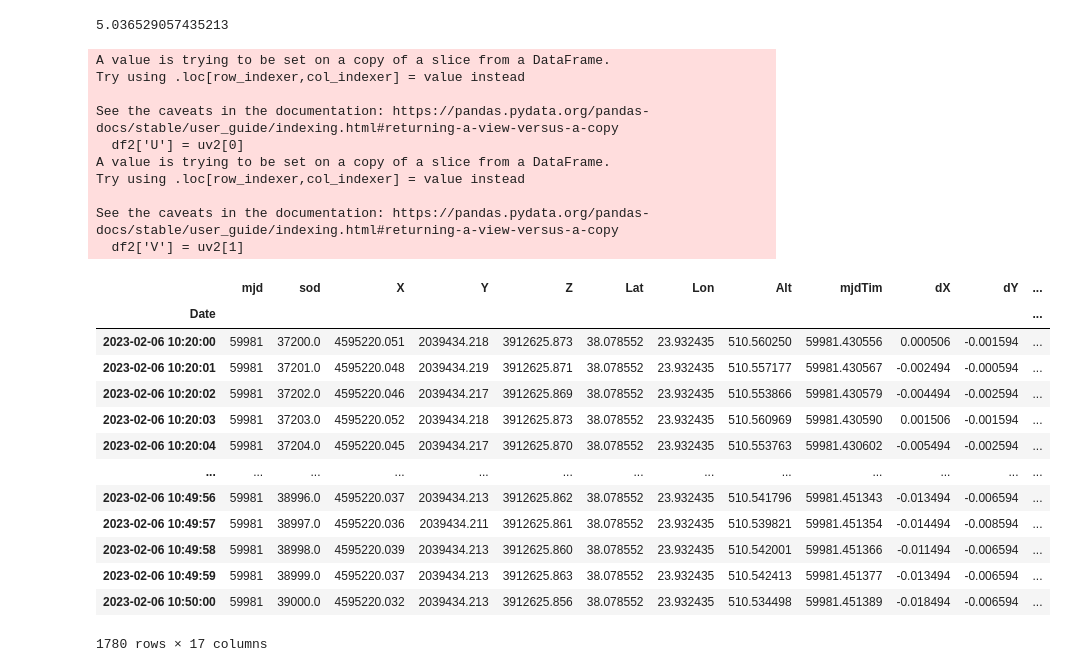
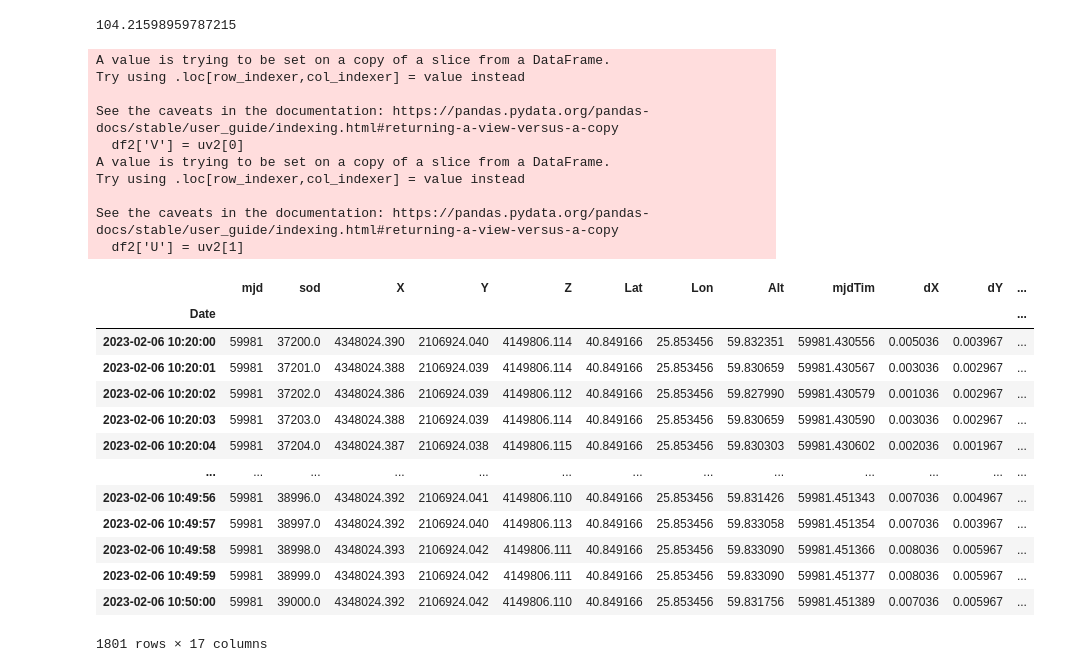
Before and after one commit to LabGeoTopo/fftpy_analysis, a Jupyter notebook: 2302eq_tur.ipynb, the cells around one changed output. Drawn from its saved outputs; the diff is of its cells as text; code cells hidden in the pictures.

```diff
--- a/2302eq_tur.ipynb
+++ b/2302eq_tur.ipynb
@@ -16,9 +16,9 @@ import pymap3d as pm
 
 from astropy.time import Time
 # %%
-stacode='dyng'
+stacode='alex'
 ## input data
-data = pd.read_csv("data/turkeq/{}_kin03709_11.cts".format(stacode), sep=" ")
+data = pd.read_csv("data/turkeq/{}_kin03700_23.cts".format(stacode), sep=" ")
 
 #data["dates"]
 data['Lat'], data['Lon'], data['Alt'] = pm.ecef2geodetic(data['X'], data['Y'], data['Z'], ell=None, deg=True)
@@ -164,16 +144,14 @@ lon1 = df1['Lon'][0]
 
 #azimuth
 g = Geod(ellps='WGS84')
-a1 = g.inv(lon_eq1, lat_eq1, -lon1, lat1)[0]
+a1 = g.inv(lon1, lat1, lon_eq1, lat_eq1, radians=0)[0]
+print(a1)
 a1=math.radians(a1)
 
-#print(a1)
 
 if a1<0:
         a1=abs(a1)
         a1=2*np.pi-a1
-
-
 
 print(a1)
 
@@ -188,8 +166,8 @@ for item in xy1:
 #print(uv)
 uv1 = (np.array(uv1)).T
 
-df1['U'] = uv1[0]
-df1['V'] = uv1[1]
+df1['V'] = uv1[0]
+df1['U'] = uv1[1]
 
 df1
 # %% [output]
@@ -203,55 +206,58 @@ lon_eq2 = 37.196
 lat2 = df2['Lat'][0]
 lon2 = df2['Lon'][0]
 
+
+a2 = g.inv(lon2, lat2, lon_eq2, lat_eq2, radians=0)[0]
+print(a2)
+a2=math.radians(a2)
+
+
 if a2<0:
         a2=abs(a2)
         a2=2*np.pi-a2
 
-print(a2)
 
-a2 = g.inv(lon_eq2, lat_eq2, -lon2, lat2)[0]
-a2=math.radians(a2)
 
 R2 = np.array([[math.cos(a2), -(math.sin(a2))],
                 [(math.sin(a2)), math.cos(a2)]])
 
 xy2 = df2[['dE', 'dN']].to_numpy()
 uv2 = []
 for item in xy2:
     uv2.append(R2.dot(item.T))
 #print(uv)
 uv2 = (np.array(uv2)).T
 
-df2['U'] = uv2[0]
-df2['V'] = uv2[1]
+df2['V'] = uv2[0]
+df2['U'] = uv2[1]
 
 df2
 # %% [output]
-5.036529057435213
+104.21598959787215
 A value is trying to be set on a copy of a slice from a DataFrame.
 Try using .loc[row_indexer,col_indexer] = value instead
 
 See the caveats in the documentation: https://pandas.pydata.org/pandas-docs/stable/user_guide/indexing.html#returning-a-view-versus-a-copy
-  df2['U'] = uv2[0]
+  df2['V'] = uv2[0]
 A value is trying to be set on a copy of a slice from a DataFrame.
 Try using .loc[row_indexer,col_indexer] = value instead
 
 See the caveats in the documentation: https://pandas.pydata.org/pandas-docs/stable/user_guide/indexing.html#returning-a-view-versus-a-copy
-  df2['V'] = uv2[1]
+  df2['U'] = uv2[1]
 |  | mjd | sod | X | Y | Z | Lat | Lon | Alt | mjdTim | dX | dY | ... |
 | Date |  |  |  |  |  |  |  |  |  |  |  | ... |
-| 2023-02-06 10:20:00 | 59981 | 37200.0 | 4595220.051 | 2039434.218 | 3912625.873 | 38.078552 | 23.932435 | 510.560250 | 59981.430556 | 0.000506 | -0.001594 | ... |
-| 2023-02-06 10:20:01 | 59981 | 37201.0 | 4595220.048 | 2039434.219 | 3912625.871 | 38.078552 | 23.932435 | 510.557177 | 59981.430567 | -0.002494 | -0.000594 | ... |
-| 2023-02-06 10:20:02 | 59981 | 37202.0 | 4595220.046 | 2039434.217 | 3912625.869 | 38.078552 | 23.932435 | 510.553866 | 59981.430579 | -0.004494 | -0.002594 | ... |
-| 2023-02-06 10:20:03 | 59981 | 37203.0 | 4595220.052 | 2039434.218 | 3912625.873 | 38.078552 | 23.932435 | 510.560969 | 59981.430590 | 0.001506 | -0.001594 | ... |
-| 2023-02-06 10:20:04 | 59981 | 37204.0 | 4595220.045 | 2039434.217 | 3912625.870 | 38.078552 | 23.932435 | 510.553763 | 59981.430602 | -0.005494 | -0.002594 | ... |
+| 2023-02-06 10:20:00 | 59981 | 37200.0 | 4348024.390 | 2106924.040 | 4149806.114 | 40.849166 | 25.853456 | 59.832351 | 59981.430556 | 0.005036 | 0.003967 | ... |
+| 2023-02-06 10:20:01 | 59981 | 37201.0 | 4348024.388 | 2106924.039 | 4149806.114 | 40.849166 | 25.853456 | 59.830659 | 59981.430567 | 0.003036 | 0.002967 | ... |
+| 2023-02-06 10:20:02 | 59981 | 37202.0 | 4348024.386 | 2106924.039 | 4149806.112 | 40.849166 | 25.853456 | 59.827990 | 59981.430579 | 0.001036 | 0.002967 | ... |
+| 2023-02-06 10:20:03 | 59981 | 37203.0 | 4348024.388 | 2106924.039 | 4149806.114 | 40.849166 | 25.853456 | 59.830659 | 59981.430590 | 0.003036 | 0.002967 | ... |
+| 2023-02-06 10:20:04 | 59981 | 37204.0 | 4348024.387 | 2106924.038 | 4149806.115 | 40.849166 | 25.853456 | 59.830303 | 59981.430602 | 0.002036 | 0.001967 | ... |
 | ... | ... | ... | ... | ... | ... | ... | ... | ... | ... | ... | ... | ... |
-| 2023-02-06 10:49:56 | 59981 | 38996.0 | 4595220.037 | 2039434.213 | 3912625.862 | 38.078552 | 23.932435 | 510.541796 | 59981.451343 | -0.013494 | -0.006594 | ... |
-| 2023-02-06 10:49:57 | 59981 | 38997.0 | 4595220.036 | 2039434.211 | 3912625.861 | 38.078552 | 23.932435 | 510.539821 | 59981.451354 | -0.014494 | -0.008594 | ... |
-| 2023-02-06 10:49:58 | 59981 | 38998.0 | 4595220.039 | 2039434.213 | 3912625.860 | 38.078552 | 23.932435 | 510.542001 | 59981.451366 | -0.011494 | -0.006594 | ... |
-| 2023-02-06 10:49:59 | 59981 | 38999.0 | 4595220.037 | 2039434.213 | 3912625.863 | 38.078552 | 23.932435 | 510.542413 | 59981.451377 | -0.013494 | -0.006594 | ... |
-| 2023-02-06 10:50:00 | 59981 | 39000.0 | 4595220.032 | 2039434.213 | 3912625.856 | 38.078552 | 23.932435 | 510.534498 | 59981.451389 | -0.018494 | -0.006594 | ... |
+| 2023-02-06 10:49:56 | 59981 | 38996.0 | 4348024.392 | 2106924.041 | 4149806.110 | 40.849166 | 25.853456 | 59.831426 | 59981.451343 | 0.007036 | 0.004967 | ... |
+| 2023-02-06 10:49:57 | 59981 | 38997.0 | 4348024.392 | 2106924.040 | 4149806.113 | 40.849166 | 25.853456 | 59.833058 | 59981.451354 | 0.007036 | 0.003967 | ... |
+| 2023-02-06 10:49:58 | 59981 | 38998.0 | 4348024.393 | 2106924.042 | 4149806.111 | 40.849166 | 25.853456 | 59.833090 | 59981.451366 | 0.008036 | 0.005967 | ... |
+| 2023-02-06 10:49:59 | 59981 | 38999.0 | 4348024.393 | 2106924.042 | 4149806.111 | 40.849166 | 25.853456 | 59.833090 | 59981.451377 | 0.008036 | 0.005967 | ... |
+| 2023-02-06 10:50:00 | 59981 | 39000.0 | 4348024.392 | 2106924.042 | 4149806.110 | 40.849166 | 25.853456 | 59.831756 | 59981.451389 | 0.007036 | 0.005967 | ... |
-1780 rows × 17 columns
+1801 rows × 17 columns
 # %%
 #calculate max displacements earthquake 1
 
```
Also changed, not shown: parts of 15 cells of this notebook, 2 other files.
